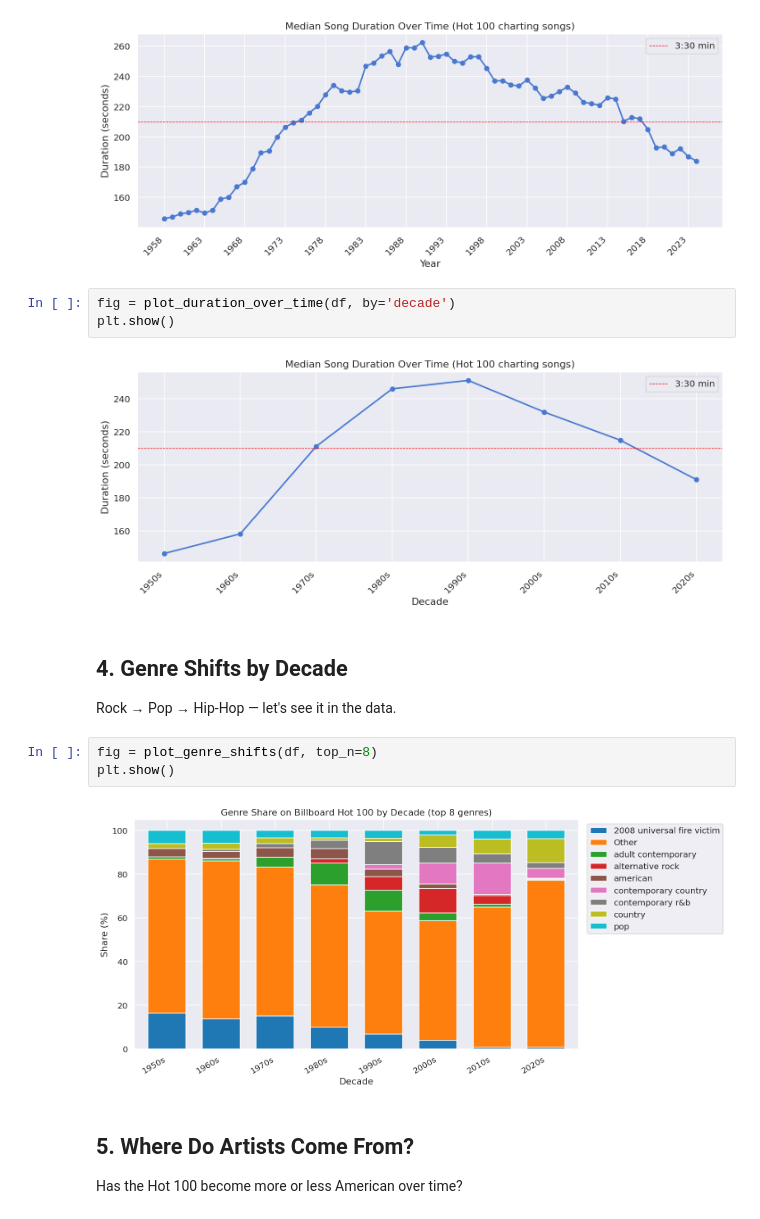
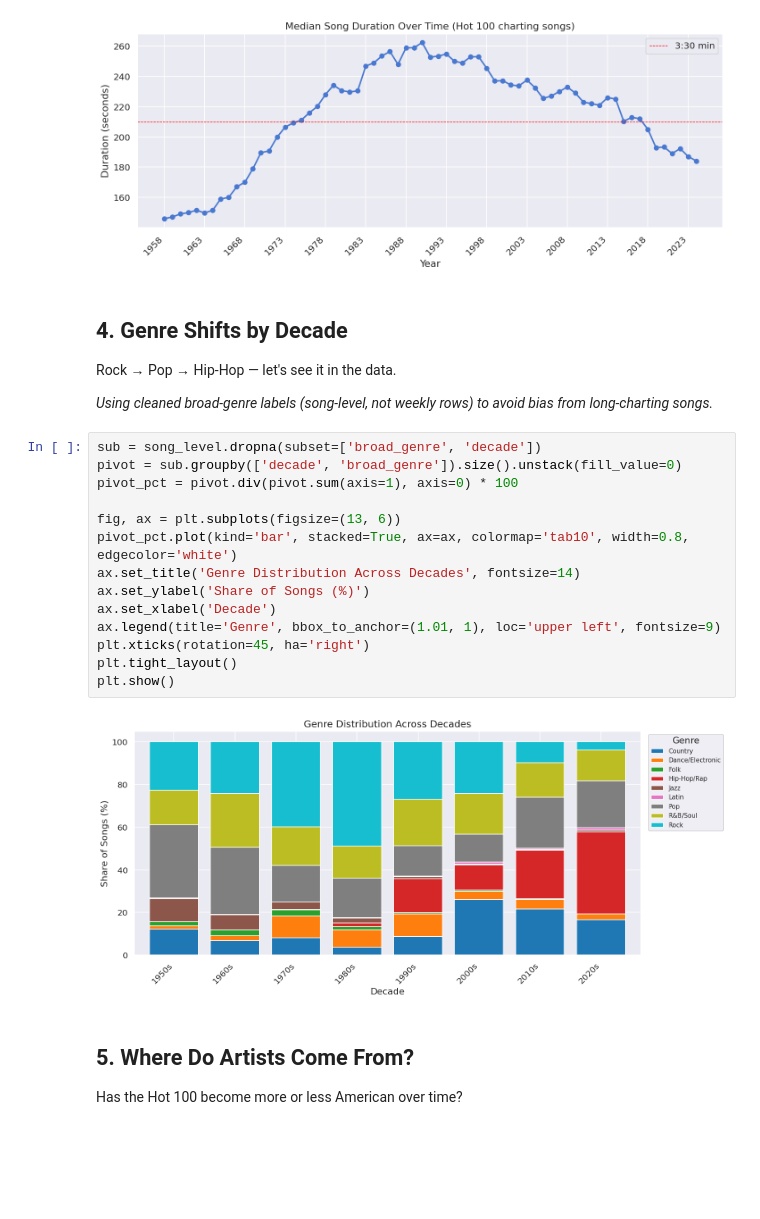
Before and after one commit to Israk-Arafat/MusicEvolution, a Jupyter notebook: notebooks/analysis.ipynb, the cells around one changed output. Drawn from its saved outputs; the diff is of its cells as text; blank space fills up the shorter version.

```diff
--- a/notebooks/analysis.ipynb
+++ b/notebooks/analysis.ipynb
@@ -101,19 +185,27 @@ fig = plot_duration_over_time(df, by='year')
 plt.show()
 # %% [output]
 [figure]
-# %%
-fig = plot_duration_over_time(df, by='decade')
-plt.show()
-# %% [output]
-[figure, removed]
 # %% [markdown]
 ## 4. Genre Shifts by Decade
 Rock → Pop → Hip-Hop — let's see it in the data.
+
+*Using cleaned broad-genre labels (song-level, not weekly rows) to avoid bias from long-charting songs.*
 # %%
-fig = plot_genre_shifts(df, top_n=8)
+sub = song_level.dropna(subset=['broad_genre', 'decade'])
+pivot = sub.groupby(['decade', 'broad_genre']).size().unstack(fill_value=0)
+pivot_pct = pivot.div(pivot.sum(axis=1), axis=0) * 100
+
+fig, ax = plt.subplots(figsize=(13, 6))
+pivot_pct.plot(kind='bar', stacked=True, ax=ax, colormap='tab10', width=0.8, edgecolor='white')
+ax.set_title('Genre Distribution Across Decades', fontsize=14)
+ax.set_ylabel('Share of Songs (%)')
+ax.set_xlabel('Decade')
+ax.legend(title='Genre', bbox_to_anchor=(1.01, 1), loc='upper left', fontsize=9)
+plt.xticks(rotation=45, ha='right')
+plt.tight_layout()
 plt.show()
 # %% [output]
-[figure, old version]
+[figure, new version]
 # %% [markdown]
 ## 5. Where Do Artists Come From?
 Has the Hot 100 become more or less American over time?
```
Also changed, not shown: parts of 13 cells of this notebook, 2 other files.
